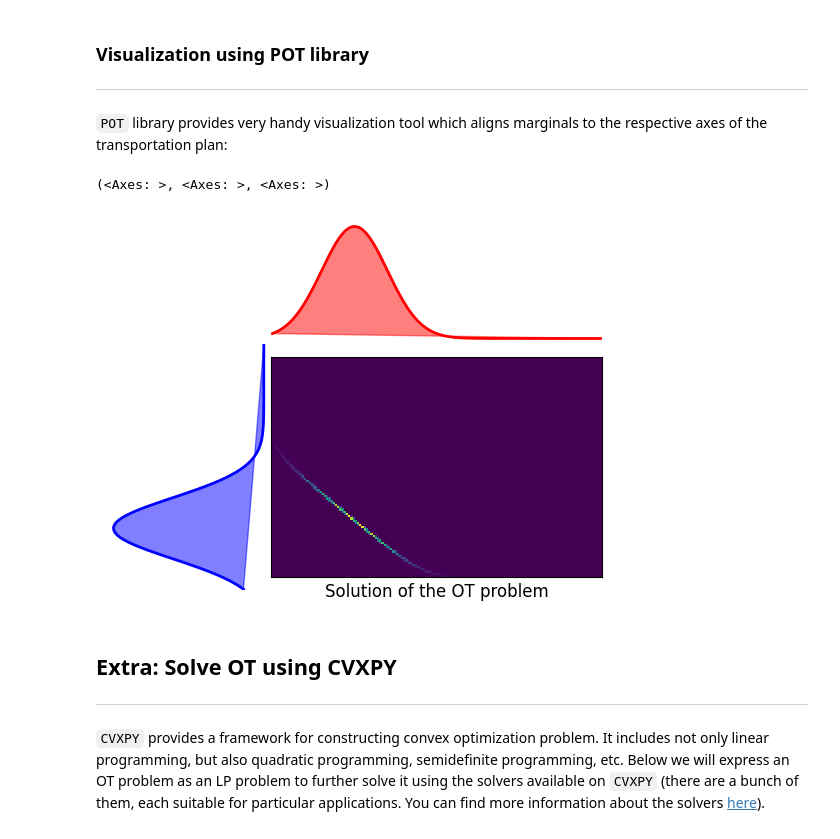
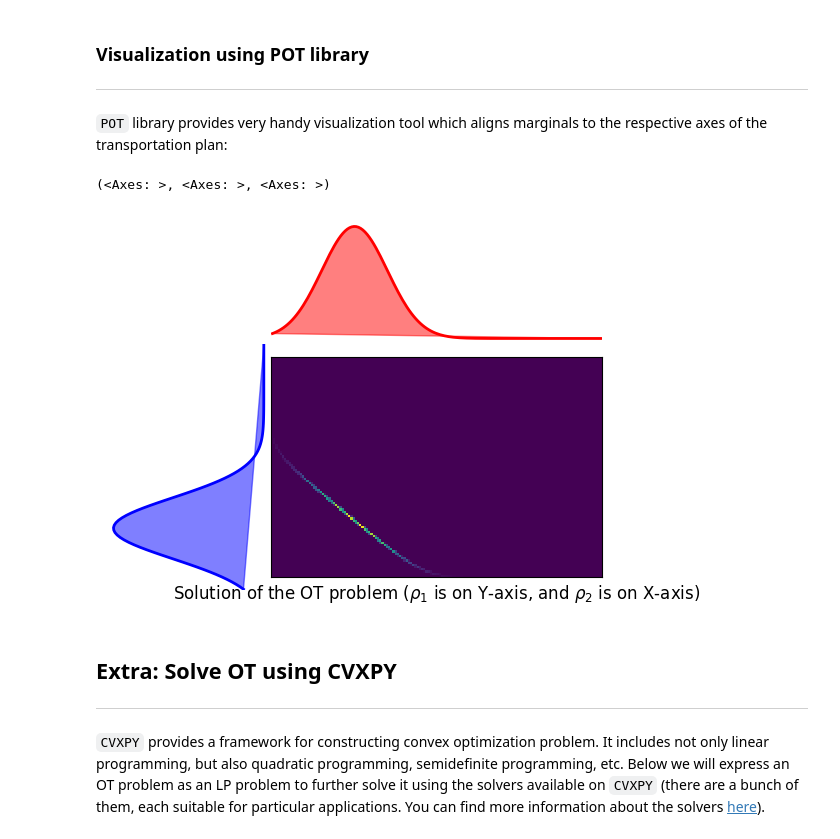
Before and after one commit to AI-Quantum-Research-Group/OT-Jan-2026, a Jupyter notebook: notebooks/intro.ipynb, the cells around one changed output. Cells and saved outputs as stored; diff of their text form; code cells hidden in the pictures.

```diff
--- a/notebooks/intro.ipynb
+++ b/notebooks/intro.ipynb
@@ -70,11 +70,11 @@ As a typical example, let's take both $\mu$ and $\nu$ the normal distributions o
 # %%
 mean1 = 5.  # Mean of the first marginal
 std1 = 2.5  # Standard deviation (or sqrt(variance)) of the first marginal
-mu = norm.pdf(X, loc=mean1, scale=std1)
-mu /= mu.sum()  # Normalize to 1
+rho1 = norm.pdf(X, loc=mean1, scale=std1)
+rho1 /= rho1.sum()  # Normalize to 1
 
 mean2 = -5.
 std2 = 2.
-nu = norm.pdf(Y, loc=mean2, scale=std2)
-nu /= nu.sum()
+rho2 = norm.pdf(Y, loc=mean2, scale=std2)
+rho2 /= rho2.sum()
 # %%
@@ -92,6 +92,6 @@ In particular, `ot.emd` (**e**arth **m**over's **d**istance) solves OT problem u
 With this function, computation of transport plan is straightforward and simple:
 # %%
-P_star = ot.emd(mu, nu, C)
+P_star = ot.emd(rho1, rho2, C)
 opt_val_pot = np.vdot(C, P_star)
 print('Optimal value is: ', opt_val_pot)
 # %% [output]
@@ -101,10 +101,10 @@ Optimal value is:  97.04812279078357
 ___
 `POT` library provides very handy visualization tool which aligns marginals to the respective axes of the transportation plan:
 # %%
-plot.plot1D_mat(mu, nu, P_star, 'Solution of the OT problem', coupling_cmap='viridis')
+plot.plot1D_mat(rho1, rho2, P_star, r'Solution of the OT problem ($\rho_1$ is on Y-axis, and $\rho_2$ is on X-axis)', coupling_cmap='viridis')
 # %% [output]
 (<Axes: >, <Axes: >, <Axes: >)
-[figure, old version]
+[figure, new version]
 # %% [markdown]
 ## Extra: Solve OT using CVXPY
 ___
```
Also changed, not shown: parts of 10 cells of this notebook.
